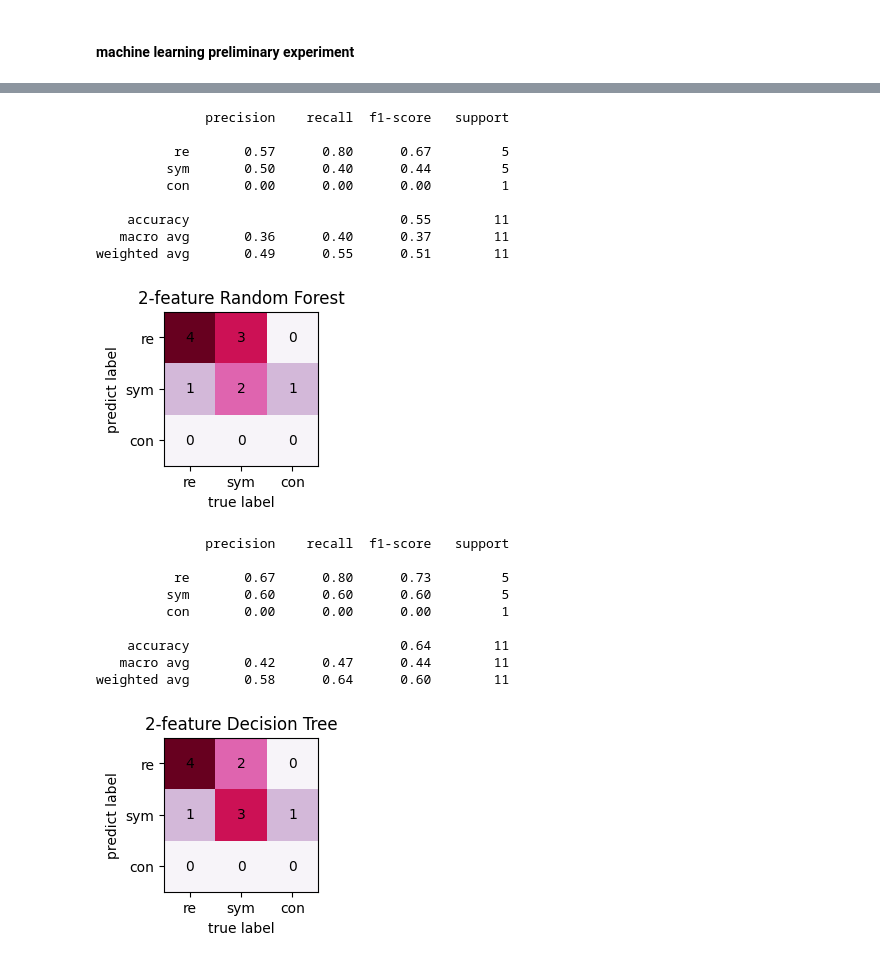
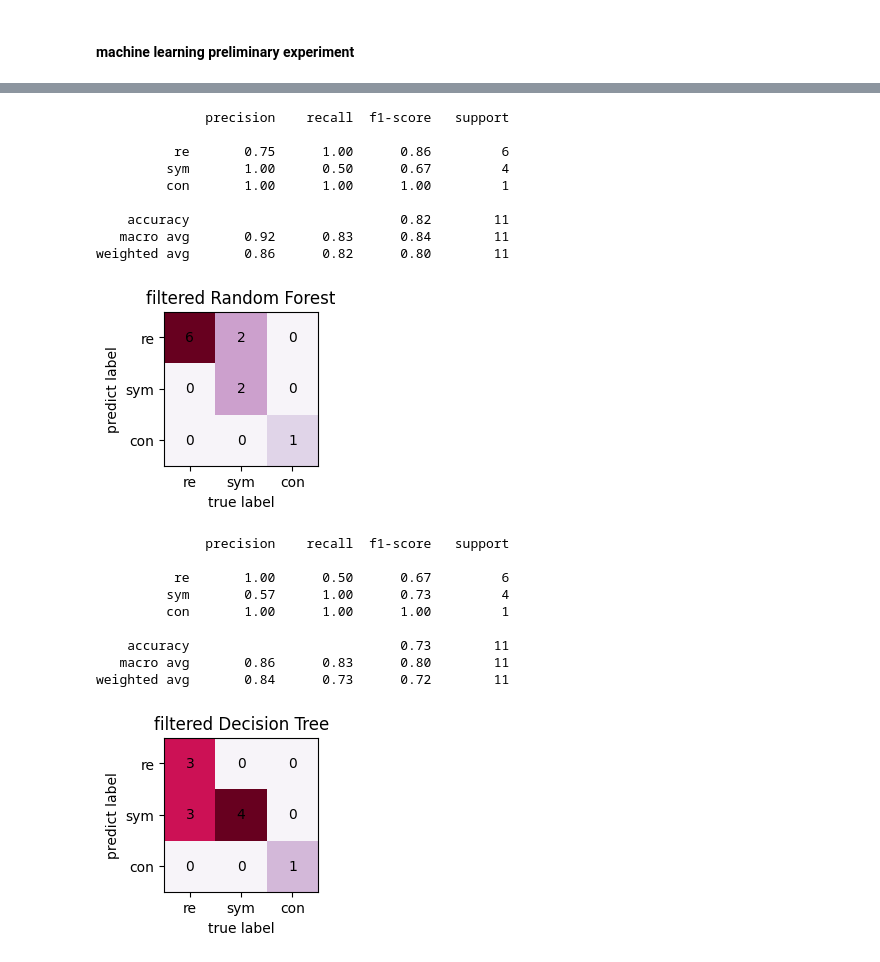
Before and after one commit to Liuzhe30/CHRP, a Jupyter notebook: experiment/04-machine-learning-3class-2feature.ipynb, the cells around one changed output, grey strips where cells are left out. Saved outputs shown, nothing was run; the diff lists cells and outputs as text; code cells hidden in the pictures.

```diff
--- a/experiment/04-machine-learning-3class-2feature.ipynb
+++ b/experiment/04-machine-learning-3class-2feature.ipynb
@@ -14,7 +14,7 @@ import warnings
 warnings.filterwarnings('ignore')
 # %%
 shuffled = pd.read_pickle('../dataset/merged_data_shuffled_3class.pkl')
-shuffled = shuffled[['AC026691.1','IGHA2','IRX3','AL354855.1','SLC25A41','end']]
+shuffled = shuffled[['AC026691.1','TMEM89','IRX3','MIR601','AL355303.1','end']]
 # AL354855.1
 
 train = shuffled[0:int(0.9*shuffled.shape[0])]
@@ -196,7 +196,7 @@ plt.xticks(indices, classes)
 plt.yticks(indices, classes)
 plt.xlabel("true label")
 plt.ylabel("predict label")
-plt.title('2-feature '  + model_name)
+plt.title('filtered '  + model_name)
 
 for first_index in range(len(confusion)):
     for second_index in range(len(confusion[first_index])):
@@ -207,14 +207,14 @@ plt.show()
 # %% [output]
               precision    recall  f1-score   support
 
-          re       0.57      0.80      0.67         5
-         sym       0.50      0.40      0.44         5
-         con       0.00      0.00      0.00         1
+          re       0.75      1.00      0.86         6
+         sym       1.00      0.50      0.67         4
+         con       1.00      1.00      1.00         1
 
-    accuracy                           0.55        11
-   macro avg       0.36      0.40      0.37        11
-weighted avg       0.49      0.55      0.51        11
+    accuracy                           0.82        11
+   macro avg       0.92      0.83      0.84        11
+weighted avg       0.86      0.82      0.80        11
-[figure, old version]
+[figure, new version]
 # %%
 from sklearn.tree import DecisionTreeClassifier
 
@@ -222,41 +222,41 @@ model_name = 'Decision Tree'
 
 clf = DecisionTreeClassifier()
 clf.fit(train_x, train_y, sample_weight=class_weight.compute_sample_weight("balanced", train_y))
 result = clf.predict_proba(test_x)
 #print(result)
 y_pred = np.argmax(result,axis=1)
 
 t = classification_report(test_y, y_pred, target_names=['re', 'sym', 'con'])
 print(t)
 confusion = confusion_matrix(test_y, y_pred)
 ax = plt.figure(figsize=(2, 2))
 #ax = sns.heatmap(confusion, fmt='.2f', cmap='Blues', annot=True)
 ax = plt.imshow(confusion.T, cmap='PuRd')
 indices = range(len(confusion))
 classes = ['re', 'sym', 'con']
 plt.xticks(indices, classes)
 plt.yticks(indices, classes)
 plt.xlabel("true label")
 plt.ylabel("predict label")
-plt.title('2-feature '  + model_name)
+plt.title('filtered '  + model_name)
 
 for first_index in range(len(confusion)):
     for second_index in range(len(confusion[first_index])):
         plt.text(first_index, second_index, confusion[first_index][second_index],ha='center',va='center')
         #plt.text(first_index, second_index, np.round(float(confusion[first_index][second_index])/np.sum(confusion[first_index]),2),ha='center')
 plt.savefig('../images/class3-feature2/CM_' + model_name,dpi=300, bbox_inches = 'tight')
 plt.show()
 # %% [output]
               precision    recall  f1-score   support
 
-          re       0.67      0.80      0.73         5
-         sym       0.60      0.60      0.60         5
-         con       0.00      0.00      0.00         1
+          re       1.00      0.50      0.67         6
+         sym       0.57      1.00      0.73         4
+         con       1.00      1.00      1.00         1
 
-    accuracy                           0.64        11
-   macro avg       0.42      0.47      0.44        11
-weighted avg       0.58      0.64      0.60        11
+    accuracy                           0.73        11
+   macro avg       0.86      0.83      0.80        11
+weighted avg       0.84      0.73      0.72        11
-[figure, old version]
+[figure, new version]
 # %%
 from sklearn.naive_bayes import GaussianNB
 
```
Also changed, not shown: parts of 7 cells of this notebook, 3 other files.
